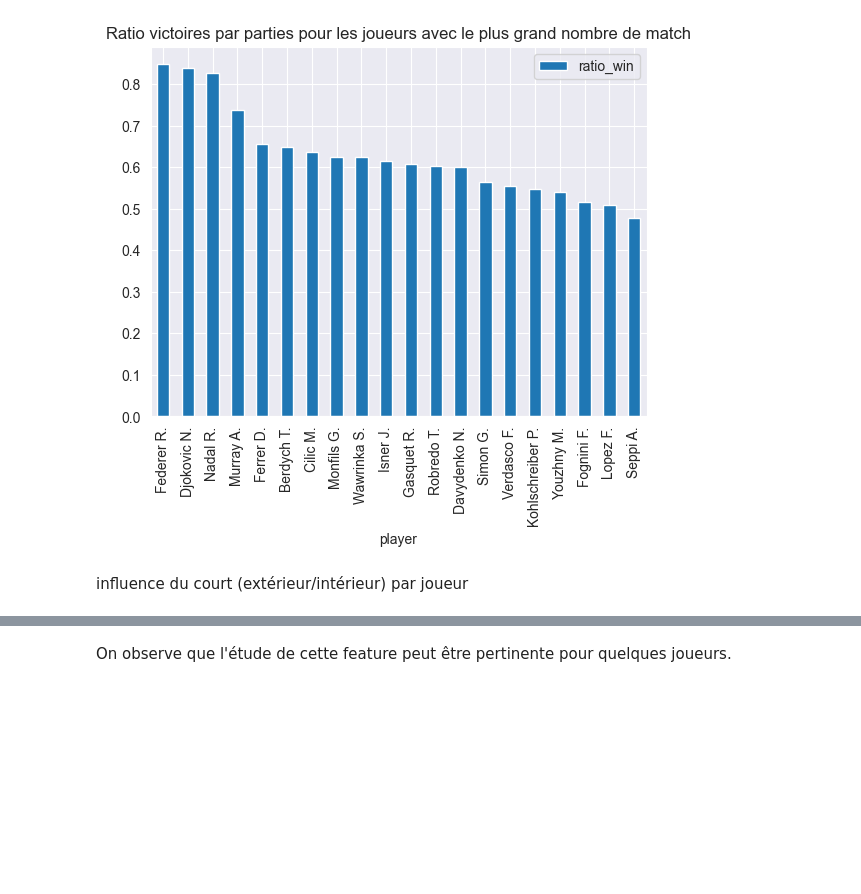
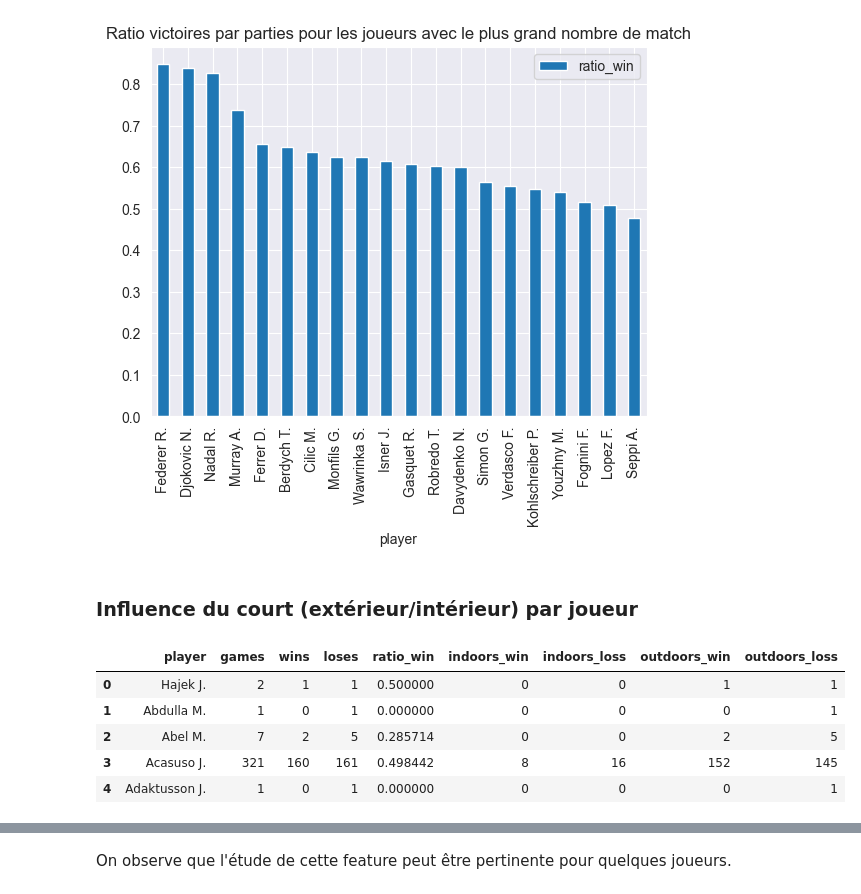
Before and after one commit to chboudry/PariTennis, a Jupyter notebook: analyse.ipynb, the cells around one changed output, grey strips where cells are left out. Cells and saved outputs as stored; diff of their text form; code cells hidden in the pictures; blank space fills up the shorter version.

```diff
--- a/analyse.ipynb
+++ b/analyse.ipynb
@@ -220,6 +223,6 @@ df_players.nlargest(20,"games").sort_values("ratio_win",ascending=False).plot(ki
 <Axes: title={'center': 'Ratio victoires par parties pour les joueurs avec le plus grand nombre de match'}, xlabel='player'>
 [figure]
 # %% [markdown]
-influence du court (extérieur/intérieur) par joueur
+### Influence du court (extérieur/intérieur) par joueur
 # %%
 # influence du court (extérieur/intérieur) par joueur
@@ -265 +261,10 @@ df_players = pd.DataFrame(data=d)
+# %%
+df_players.head()
+# %% [output]
+|  | player | games | wins | loses | ratio_win | indoors_win | indoors_loss | outdoors_win | outdoors_loss |
+| 0 | Hajek J. | 2 | 1 | 1 | 0.500000 | 0 | 0 | 1 | 1 |
+| 1 | Abdulla M. | 1 | 0 | 1 | 0.000000 | 0 | 0 | 0 | 1 |
+| 2 | Abel M. | 7 | 2 | 5 | 0.285714 | 0 | 0 | 2 | 5 |
+| 3 | Acasuso J. | 321 | 160 | 161 | 0.498442 | 8 | 16 | 152 | 145 |
+| 4 | Adaktusson J. | 1 | 0 | 1 | 0.000000 | 0 | 0 | 0 | 1 |
 # %%
```
Also changed, not shown: parts of 9 cells of this notebook, 1 other file.
